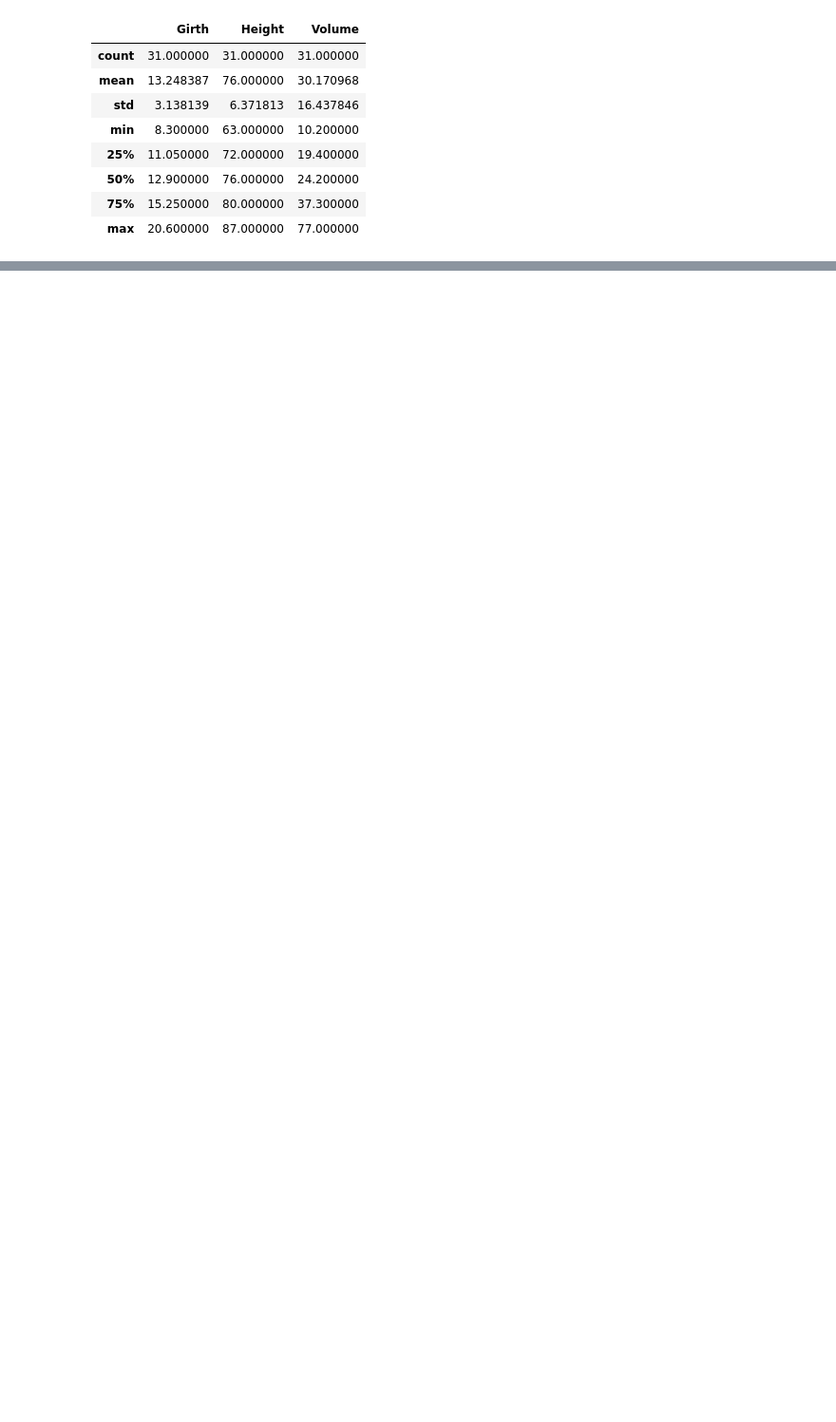
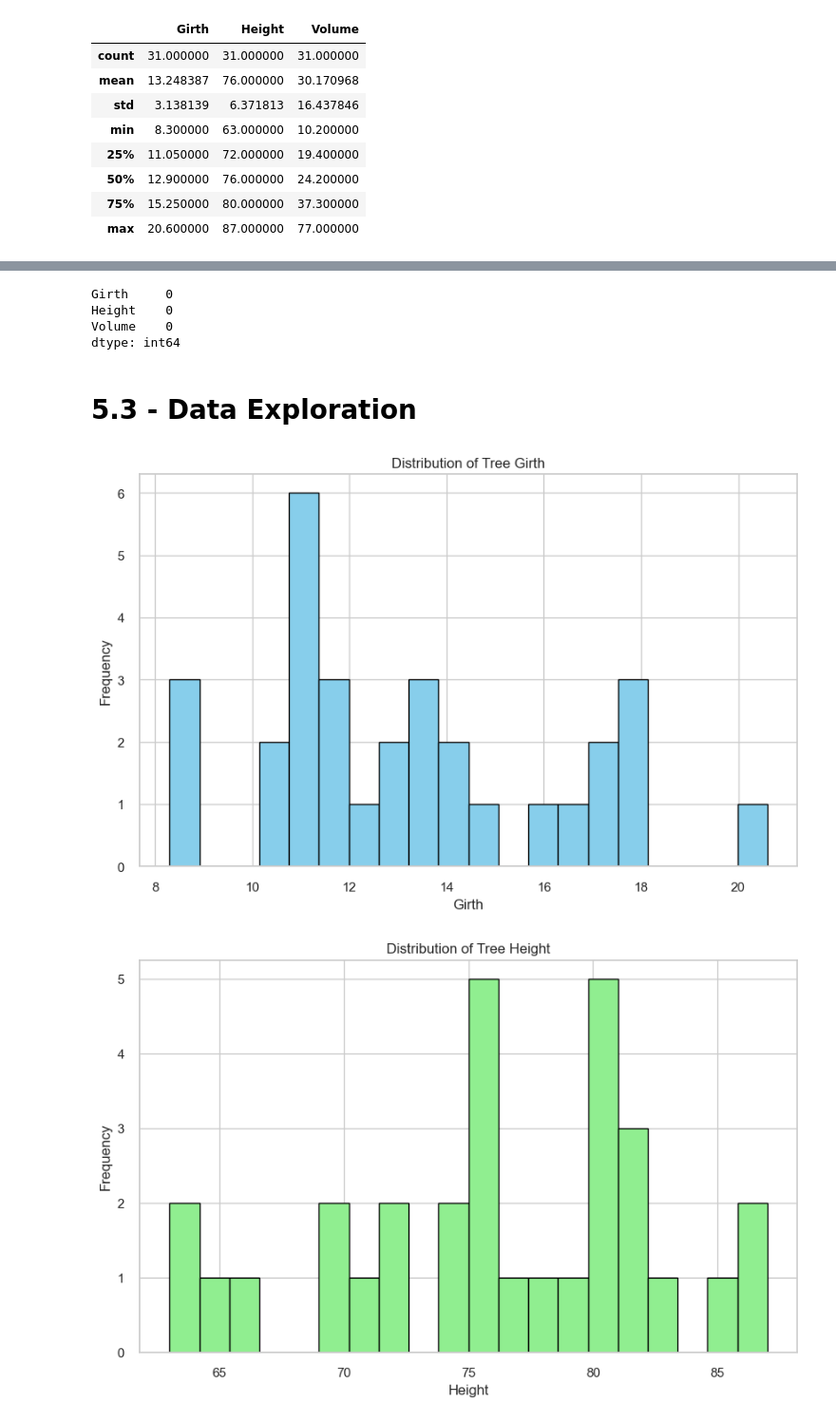
Before and after one commit to AnaPaulaDamasceno/Statistics, a Jupyter notebook: CA2_AnaPaulaDamasceno_Statistic.ipynb, the cells around one changed output, grey strips where cells are left out. Shown at 95% size. Saved outputs shown, nothing was run; the diff lists cells and outputs as text; code cells hidden in the pictures; blank space fills up the shorter version.

```diff
--- a/CA2_AnaPaulaDamasceno_Statistic.ipynb
+++ b/CA2_AnaPaulaDamasceno_Statistic.ipynb
@@ -823,0 +931,41 @@ df_trees.describe ()
+# %%
+df_trees.isnull().sum()
+# %% [output]
+Girth     0
+Height    0
+Volume    0
+dtype: int64
+# %% [markdown]
+# 5.3 - Data Exploration
+# %%
+import matplotlib.pyplot as plt
+
+# Visualization of the distribution of tree circumference
+plt.figure(figsize=(10, 6))
+plt.hist(df_trees['Girth'], bins=20, color='skyblue', edgecolor='black')
+plt.title('Distribution of Tree Girth')
+plt.xlabel('Girth')
+plt.ylabel('Frequency')
+plt.grid(True)
+plt.show()
+
+# Visualization of the distribution of tree height
+plt.figure(figsize=(10, 6))
+plt.hist(df_trees['Height'], bins=20, color='lightgreen', edgecolor='black')
+plt.title('Distribution of Tree Height')
+plt.xlabel('Height')
+plt.ylabel('Frequency')
+plt.grid(True)
+plt.show()
+
+# Visualization of the distribution of tree volume
+plt.figure(figsize=(10, 6))
+plt.hist(df_trees['Volume'], bins=20, color='salmon', edgecolor='black')
+plt.title('Distribution of Tree Volume')
+plt.xlabel('Volume')
+plt.ylabel('Frequency')
+plt.grid(True)
+plt.show()
+# %% [output]
+[figure, added]
+[figure, added]
```
Also changed, not shown: parts of 135 cells of this notebook.
